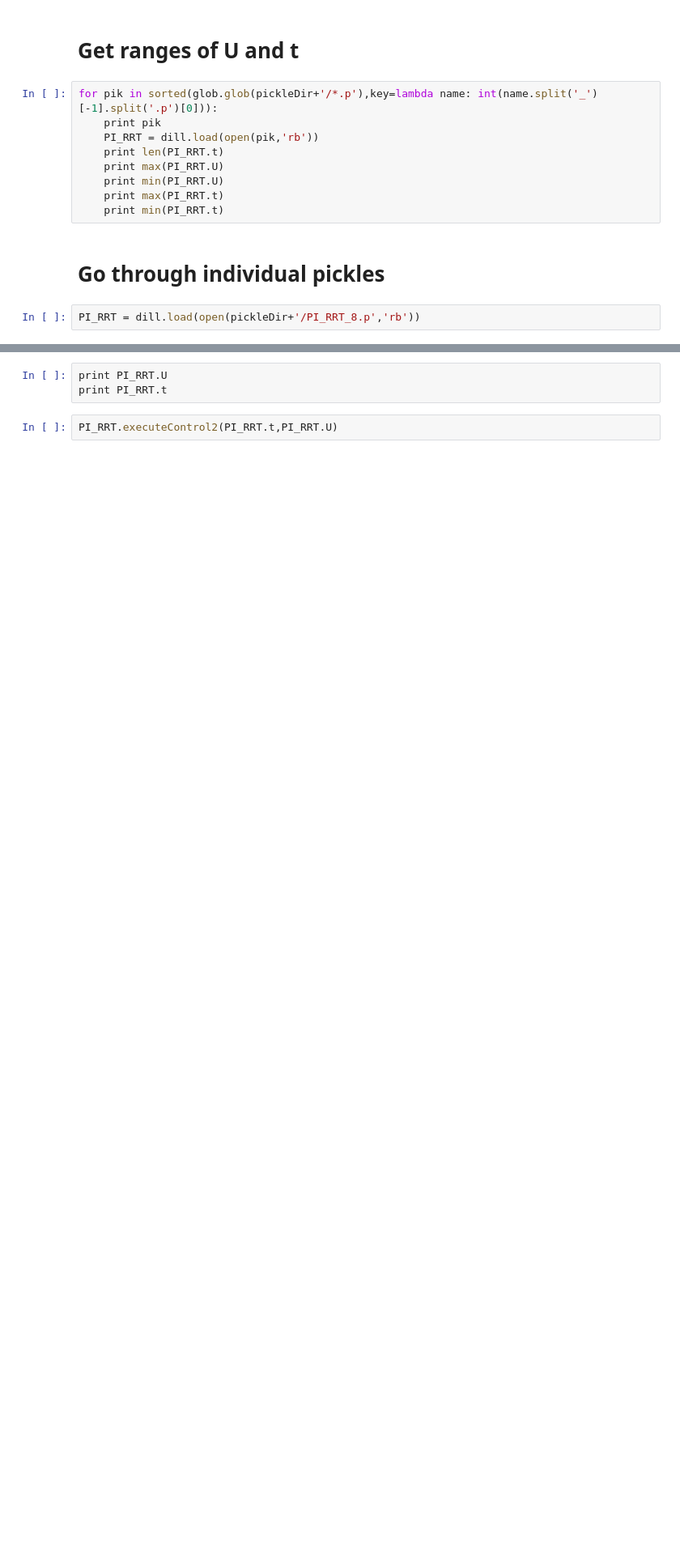
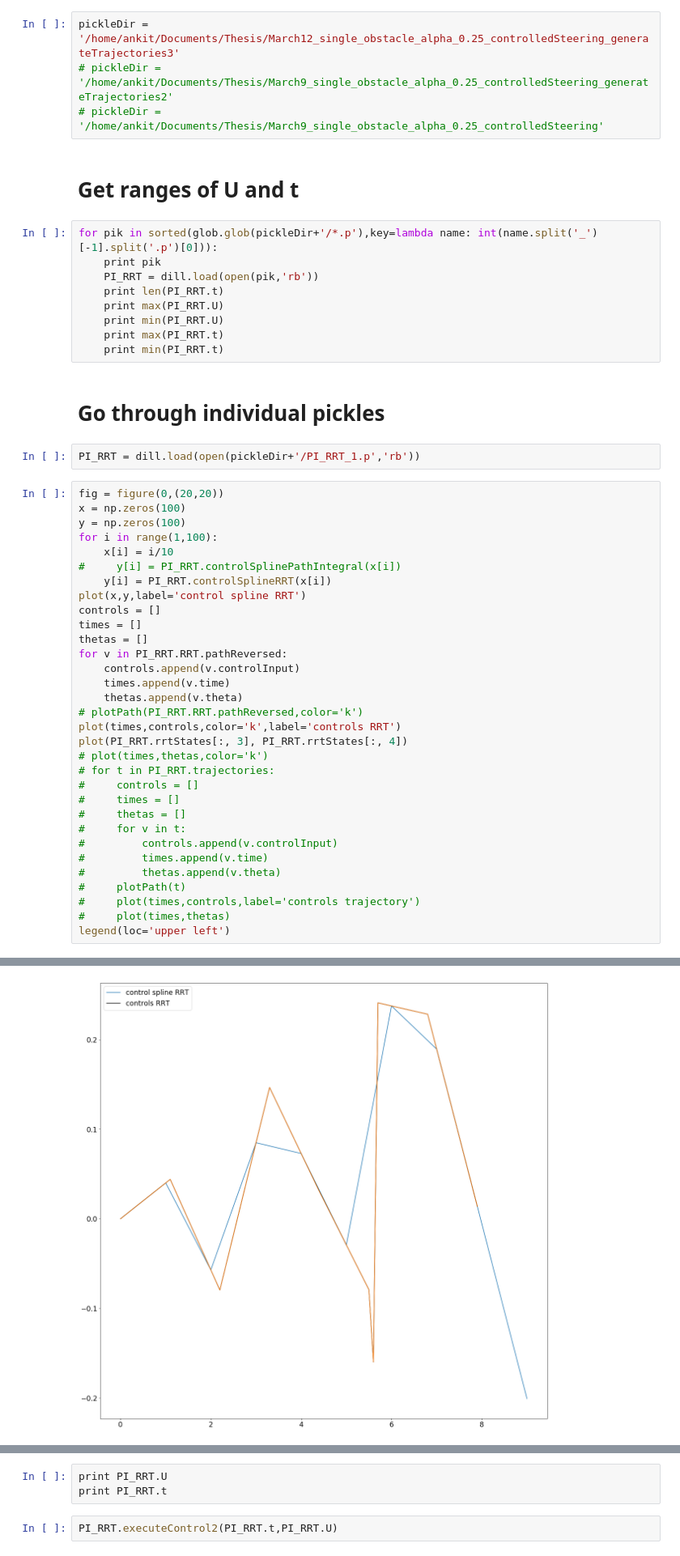
Before and after one commit to ankitkaushik/StochasticOptimalControl, a Jupyter notebook: PI_RRT.ipynb, the cells around one changed output, grey strips where cells are left out. Shown: that part at 81% size. Drawn from its saved outputs; the diff is of its cells as text; blank space fills up the shorter version.

```diff
--- a/PI_RRT.ipynb
+++ b/PI_RRT.ipynb
@@ -86,3 +84,7 @@ pickleDir = '/home/ankit/Documents/Thesis/FINAL_single_obstacle_alpha_0.25_contr
+# %%
+pickleDir = '/home/ankit/Documents/Thesis/March12_single_obstacle_alpha_0.25_controlledSteering_generateTrajectories3'
+# pickleDir = '/home/ankit/Documents/Thesis/March9_single_obstacle_alpha_0.25_controlledSteering_generateTrajectories2'
+# pickleDir = '/home/ankit/Documents/Thesis/March9_single_obstacle_alpha_0.25_controlledSteering'
 # %% [markdown]
 # Get ranges of U and t
 # %%
@@ -97,4 +99,37 @@ for pik in sorted(glob.glob(pickleDir+'/*.p'),key=lambda name: int(name.split('_
 # %% [markdown]
 # Go through individual pickles
 # %%
-PI_RRT = dill.load(open(pickleDir+'/PI_RRT_8.p','rb'))
+PI_RRT = dill.load(open(pickleDir+'/PI_RRT_1.p','rb'))
+# %%
+fig = figure(0,(20,20))
+x = np.zeros(100)
+y = np.zeros(100)
+for i in range(1,100):
+    x[i] = i/10
+#     y[i] = PI_RRT.controlSplinePathIntegral(x[i])
+    y[i] = PI_RRT.controlSplineRRT(x[i])
+plot(x,y,label='control spline RRT')
+controls = []
+times = []
+thetas = []
+for v in PI_RRT.RRT.pathReversed:
+    controls.append(v.controlInput)
+    times.append(v.time)
+    thetas.append(v.theta)
+# plotPath(PI_RRT.RRT.pathReversed,color='k')
+plot(times,controls,color='k',label='controls RRT')
+plot(PI_RRT.rrtStates[:, 3], PI_RRT.rrtStates[:, 4])
+# plot(times,thetas,color='k')
+# for t in PI_RRT.trajectories:
+#     controls = []
+#     times = []
+#     thetas = []
+#     for v in t:
+#         controls.append(v.controlInput)
+#         times.append(v.time)
+#         thetas.append(v.theta)
+#     plotPath(t)
+#     plot(times,controls,label='controls trajectory')
+#     plot(times,thetas)
+legend(loc='upper left')
+# %% [output]
@@ -100,0 +137 @@ PI_RRT = dill.load(open(pickleDir+'/PI_RRT_8.p','rb'))
+[figure, added]
```
Also changed, not shown: parts of 28 cells of this notebook, 5 other files.
